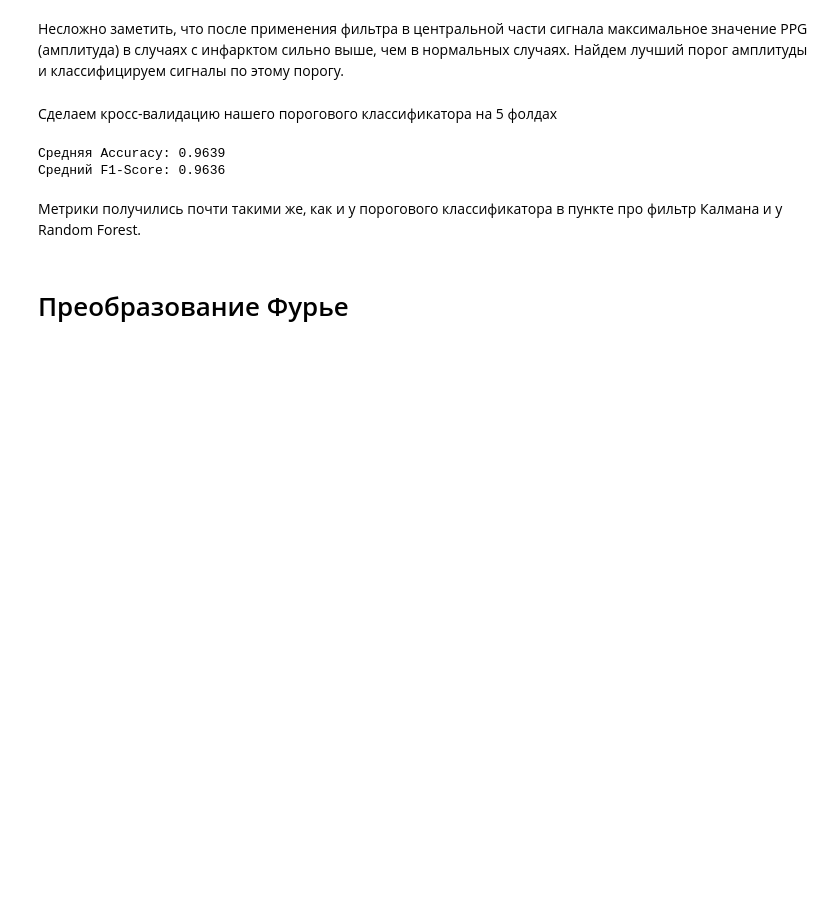
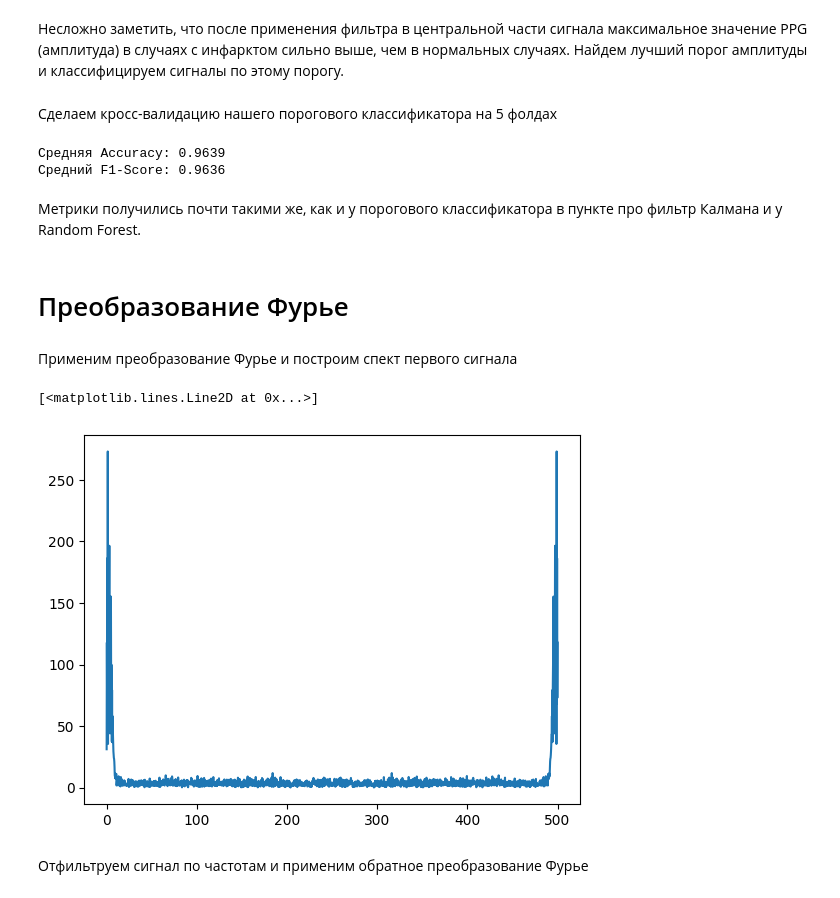
Before and after one commit to a13xbb/ml-tools-labs, a Jupyter notebook: lab4/main.ipynb, the cells around one changed output. Saved outputs shown, nothing was run; the diff lists cells and outputs as text; code cells hidden in the pictures; blank space fills up the shorter version.

```diff
--- a/lab4/main.ipynb
+++ b/lab4/main.ipynb
@@ -526,3 +526,17 @@ print(f"Средний F1-Score: {cv_results['test_f1'].mean():.4f}")
 Метрики получились почти такими же, как и у порогового классификатора в пункте про фильтр Калмана и у Random Forest.
 # %% [markdown]
 # Преобразование Фурье
+# %% [markdown]
+Применим преобразование Фурье и построим спект первого сигнала
+# %%
+#частота дескретизации в датасету не указана, поэтому пусть она будет равна 500гц
+sampling_rate = 500
+spectrum = np.fft.fft(X, axis=1)
+xf = np.linspace(0, sampling_rate, X.shape[1])
+
+plt.plot(xf, np.abs(spectrum[0]))
+# %% [output]
+[<matplotlib.lines.Line2D at 0x...>]
+[figure, added]
+# %% [markdown]
+Отфильтруем сигнал по частотам и применим обратное преобразование Фурье
```
Also changed, not shown: parts of 9 cells of this notebook.
